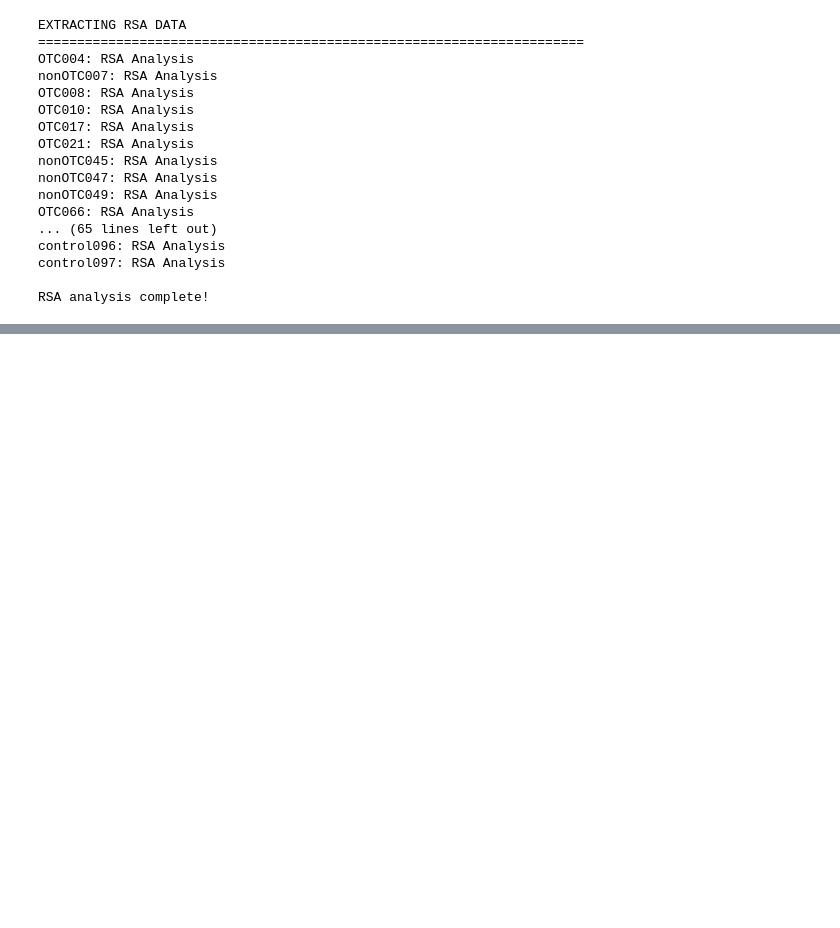
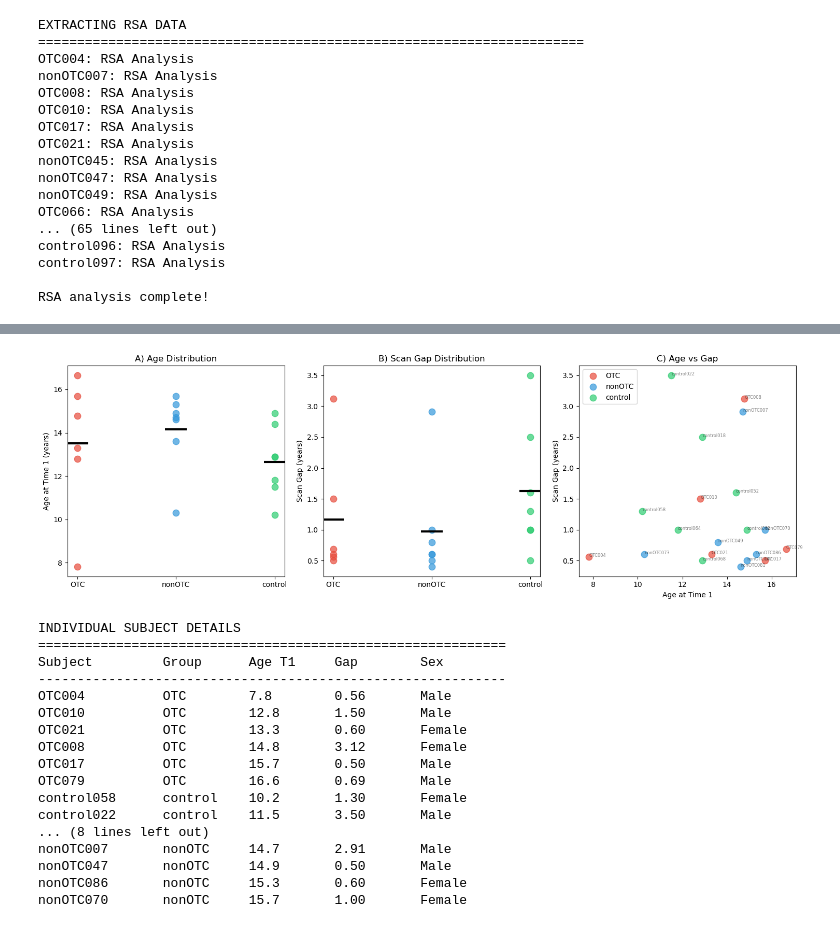
Before and after one commit to cnsimmons/sym_pt, a Jupyter notebook: B_analyses/03_mvpa_distinctiveness.ipynb, the cells around one changed output, grey strips where cells are left out. Cells and saved outputs as stored; diff of their text form; code cells hidden in the pictures; blank space fills up the shorter version.

```diff
--- a/B_analyses/03_mvpa_distinctiveness.ipynb
+++ b/B_analyses/03_mvpa_distinctiveness.ipynb
@@ -835,0 +1246,68 @@ Analysis complete!
+# %%
+import matplotlib.pyplot as plt
+
+fig, axes = plt.subplots(1, 3, figsize=(15, 5))
+colors = {'OTC': '#e74c3c', 'nonOTC': '#3498db', 'control': '#2ecc71'}
+
+# Panel A: Age distribution
+ax = axes[0]
+for group in ['OTC', 'nonOTC', 'control']:
+    gd = demo_df[demo_df['Group'] == group]
+    ax.scatter([group] * len(gd), gd['Age_T1'], color=colors[group], s=80, alpha=0.7)
+    ax.hlines(gd['Age_T1'].mean(), xmin=group, xmax=group, color=colors[group],
+              linewidth=0, alpha=0)
+    ax.plot([group], [gd['Age_T1'].mean()], '_', color='black', markersize=30, markeredgewidth=3)
+ax.set_ylabel('Age at Time 1 (years)')
+ax.set_title('A) Age Distribution')
+
+# Panel B: Gap distribution
+ax = axes[1]
+for group in ['OTC', 'nonOTC', 'control']:
+    gd = demo_df[demo_df['Group'] == group]
+    ax.scatter([group] * len(gd), gd['Gap'], color=colors[group], s=80, alpha=0.7)
+    ax.plot([group], [gd['Gap'].mean()], '_', color='black', markersize=30, markeredgewidth=3)
+ax.set_ylabel('Scan Gap (years)')
+ax.set_title('B) Scan Gap Distribution')
+
+# Panel C: Age vs Gap colored by group
+ax = axes[2]
+for group in ['OTC', 'nonOTC', 'control']:
+    gd = demo_df[demo_df['Group'] == group]
+    ax.scatter(gd['Age_T1'], gd['Gap'], color=colors[group], s=80, alpha=0.7, label=group)
+    for _, row in gd.iterrows():
+        ax.annotate(row['Subject'], (row['Age_T1'], row['Gap']), fontsize=6, alpha=0.5)
+ax.set_xlabel('Age at Time 1')
+ax.set_ylabel('Scan Gap (years)')
+ax.set_title('C) Age vs Gap')
+ax.legend()
+
+plt.tight_layout()
+plt.savefig(str(OUTPUT_DIR / 'demographics_distributions.png'), dpi=150, bbox_inches='tight')
+plt.show()
+
+# Print individual subject details so you can identify outliers
+print("\nINDIVIDUAL SUBJECT DETAILS")
+print("=" * 60)
+print(f"{'Subject':<15} {'Group':<10} {'Age T1':<10} {'Gap':<10} {'Sex'}")
+print("-" * 60)
+for _, row in demo_df.sort_values(['Group', 'Age_T1']).iterrows():
+    print(f"{row['Subject']:<15} {row['Group']:<10} {row['Age_T1']:<10.1f} {row['Gap']:<10.2f} {row['Sex']}")
+# %% [output]
+[figure, added]
+INDIVIDUAL SUBJECT DETAILS
+============================================================
+Subject         Group      Age T1     Gap        Sex
+------------------------------------------------------------
+OTC004          OTC        7.8        0.56       Male
+OTC010          OTC        12.8       1.50       Male
+OTC021          OTC        13.3       0.60       Female
+OTC008          OTC        14.8       3.12       Female
+OTC017          OTC        15.7       0.50       Male
+OTC079          OTC        16.6       0.69       Male
+control058      control    10.2       1.30       Female
+control022      control    11.5       3.50       Male
+... (8 lines left out)
+nonOTC007       nonOTC     14.7       2.91       Male
+nonOTC047       nonOTC     14.9       0.50       Male
+nonOTC086       nonOTC     15.3       0.60       Female
+nonOTC070       nonOTC     15.7       1.00       Female
```
Also changed, not shown: parts of 20 cells of this notebook, 6 other files.
